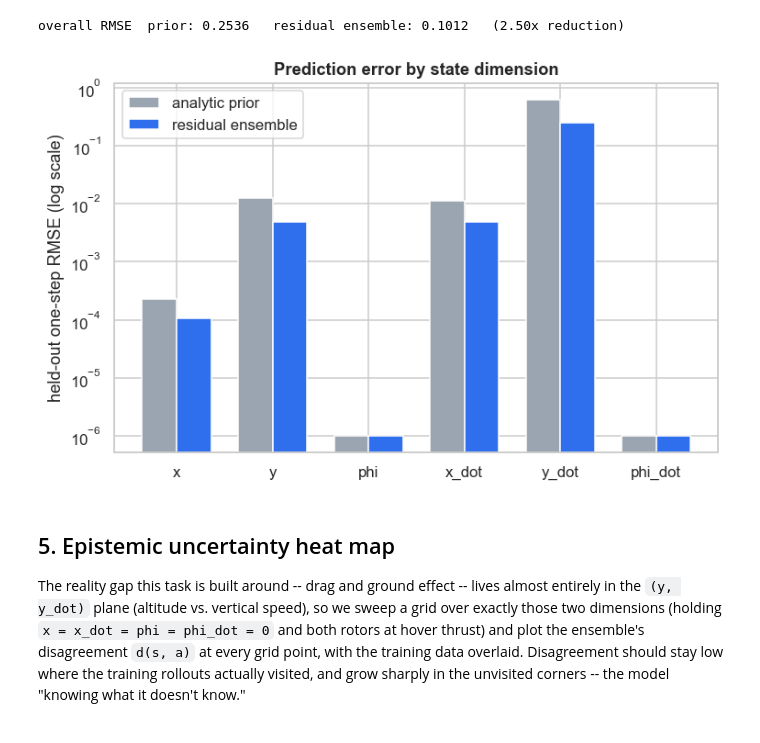
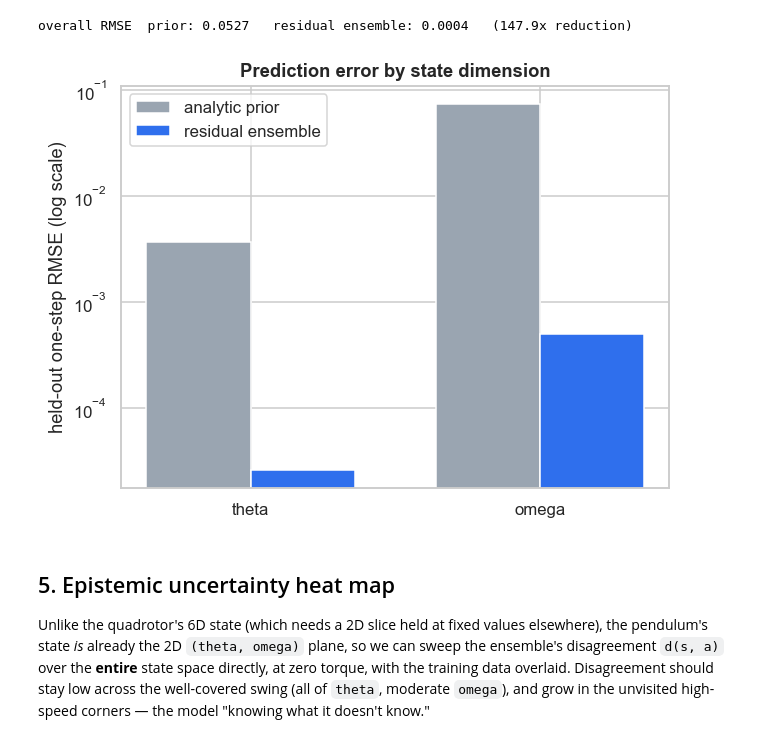
Before and after one commit to Yiannosste/Physics-Residual-World-Model, a Jupyter notebook: demo.ipynb, the cells around one changed output. Saved outputs shown, nothing was run; the diff lists cells and outputs as text; code cells hidden in the pictures.

Commit message:
Notebook demo in Inverted Pendulum

```diff
--- a/demo.ipynb
+++ b/demo.ipynb
@@ -64,17 +74,15 @@ thrusts `(F_left, F_right)`, each in `[0, thrust_max]`.
 # %%
-task = make_task("quadrotor2d", seed=SEED)
+task = make_task("pendulum", seed=SEED)
 prior, true_system = task.prior, task.true_system
 
 print(f"task: {task.name!r}")
 print(f"state_dim={prior.state_dim}  action_dim={prior.action_dim}  "
       f"action bounds=[{prior.action_low}, {prior.action_high}]")
-print(f"hover thrust per rotor: {prior.hover_thrust:.3f} N "
-      f"(mass={prior.mass} kg, arm={prior.arm} m)")
+print(f"prior:      mass={prior.mass} kg  length={prior.length} m  damping={prior.damping}")
+print(f"true system: mass={true_system.mass} kg  length={true_system.length} m")
 print()
 print("reality gap (true system only):")
-print(f"  aerodynamic drag coefficient : {true_system.drag_coeff}")
-print(f"  ground-effect gain / height  : {true_system.ground_effect_gain} / "
-      f"{true_system.ground_effect_height} m")
-print(f"  ground contact stiffness/damp: {true_system.contact_stiffness} / "
-      f"{true_system.contact_damping}")
+print(f"  viscous damping    : {true_system.damping}")
+print(f"  quadratic drag     : {true_system.quad_drag}")
+print(f"  Coulomb friction   : {true_system.coulomb}")
 # %% [output]
@@ -102,7 +108,7 @@ benchmark tasks.
 t0 = time.time()
 states, actions, next_states = collect_random_rollouts(
     true_system, prior.action_low, prior.action_high,
-    n_episodes=32, episode_len=task.explore_episode_len, seed=SEED,
+    n_episodes=40, episode_len=task.explore_episode_len, seed=SEED,
     center=task.explore_center, amplitude_scale=task.explore_scale,
 )
 n_train = int(0.9 * len(states))
@@ -117,12 +123,11 @@ n_episodes = len(states) // episode_len
 colors = sns.color_palette("crest", n_episodes)
 for ep in range(n_episodes):
     sl = slice(ep * episode_len, (ep + 1) * episode_len)
-    ax.plot(states[sl, 0], states[sl, 1], color=colors[ep], alpha=0.7, lw=1.2)
-ax.scatter([0], [1.5], marker="*", s=220, color=PALETTE["uncertainty"], zorder=5, label="hover target")
-ax.set_xlabel("x position (m)")
-ax.set_ylabel("y position (m, altitude)")
-ax.set_title("Exploratory rollouts on the true system")
-ax.axhline(0.0, color="k", lw=1, alpha=0.4)
+    ax.plot(np.degrees(states[sl, 0]), states[sl, 1], color=colors[ep], alpha=0.6, lw=1.0)
+ax.scatter([0], [0], marker="*", s=220, color=PALETTE["uncertainty"], zorder=5, label="upright target")
+ax.set_xlabel("theta (deg, 0 = upright)")
+ax.set_ylabel("omega (rad/s)")
+ax.set_title("Exploratory rollouts on the true system (phase portrait)")
 ax.legend()
 fig.tight_layout()
 # %% [output]
@@ -138,7 +143,7 @@ the task -- it reads `state_dim`, `feature_dim` and `circular_dims`
 # %%
 model = ResidualEnsembleWorldModel(prior, n_members=5, hidden=(64, 64), seed=SEED)
 t0 = time.time()
-histories = model.fit(*train, epochs=400)
+histories = model.fit(*train, epochs=300)
 print(f"trained {model.n_members} members in {time.time() - t0:.1f}s")
 
 fig, ax = plt.subplots(figsize=(6, 4))
@@ -165,44 +170,43 @@ where the prior was already correct.
 # %%
 def rmse_per_dim(pred, target):
     err = prior.wrap_state(pred - target)
     return np.sqrt(np.mean(err**2, axis=0))
 
 pred_prior = prior.forward(*test[:2])
 pred_model, _ = model.predict(*test[:2])
 err_prior = rmse_per_dim(pred_prior, test[2])
 err_model = rmse_per_dim(pred_model, test[2])
 
-dims = ["x", "y", "phi", "x_dot", "y_dot", "phi_dot"]
+dims = ["theta", "omega"]
 eps = 1e-6
-fig, ax = plt.subplots(figsize=(7, 4.5))
+fig, ax = plt.subplots(figsize=(6, 4.5))
 x = np.arange(len(dims))
 width = 0.36
 ax.bar(x - width / 2, err_prior + eps, width, color=PALETTE["prior"], label="analytic prior")
 ax.bar(x + width / 2, err_model + eps, width, color=PALETTE["model"], label="residual ensemble")
 ax.set_yscale("log")
 ax.set_xticks(x)
 ax.set_xticklabels(dims)
 ax.set_ylabel("held-out one-step RMSE (log scale)")
 ax.set_title("Prediction error by state dimension")
 ax.legend()
 fig.tight_layout()
 
 overall_prior = np.sqrt(np.mean(prior.wrap_state(pred_prior - test[2]) ** 2))
 overall_model = np.sqrt(np.mean(prior.wrap_state(pred_model - test[2]) ** 2))
 print(f"overall RMSE  prior: {overall_prior:.4f}   residual ensemble: {overall_model:.4f}   "
-      f"({overall_prior / overall_model:.2f}x reduction)")
+      f"({overall_prior / overall_model:.1f}x reduction)")
 # %% [output]
-overall RMSE  prior: 0.2536   residual ensemble: 0.1012   (2.50x reduction)
+overall RMSE  prior: 0.0527   residual ensemble: 0.0004   (147.9x reduction)
-[figure, old version]
+[figure, new version]
 # %% [markdown]
 ## 5. Epistemic uncertainty heat map
 
-The reality gap this task is built around -- drag and ground effect -- lives
-almost entirely in the `(y, y_dot)` plane (altitude vs. vertical speed), so we
-sweep a grid over exactly those two dimensions (holding `x = x_dot = phi =
-phi_dot = 0` and both rotors at hover thrust) and plot the ensemble's
-disagreement `d(s, a)` at every grid point, with the training data overlaid.
-Disagreement should stay low where the training rollouts actually visited,
-and grow sharply in the unvisited corners -- the model "knowing what it
-doesn't know."
+Unlike the quadrotor's 6D state (which needs a 2D slice held at fixed values
+elsewhere), the pendulum's state *is* already the 2D `(theta, omega)` plane,
+so we can sweep the ensemble's disagreement `d(s, a)` over the **entire**
+state space directly, at zero torque, with the training data overlaid.
+Disagreement should stay low across the well-covered swing (all of `theta`,
+moderate `omega`), and grow in the unvisited high-speed corners — the model
+"knowing what it doesn't know."
 # %%
```
Also changed, not shown: parts of 17 cells of this notebook, 2 other files.
